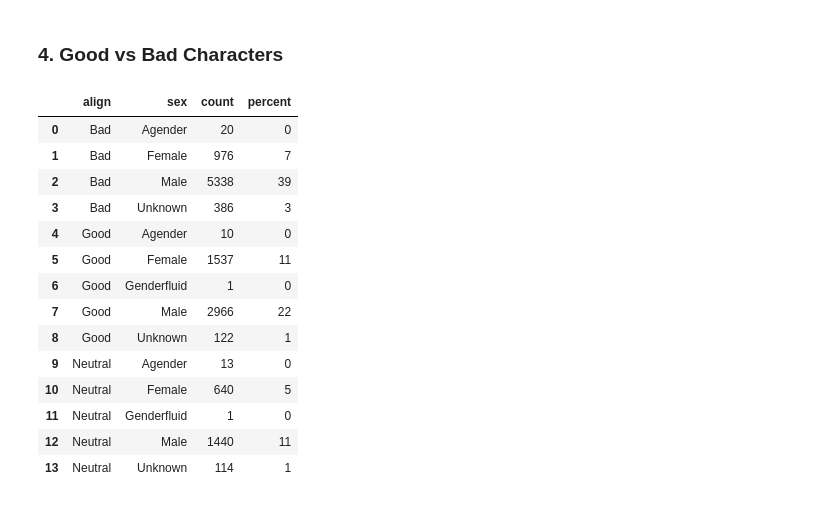
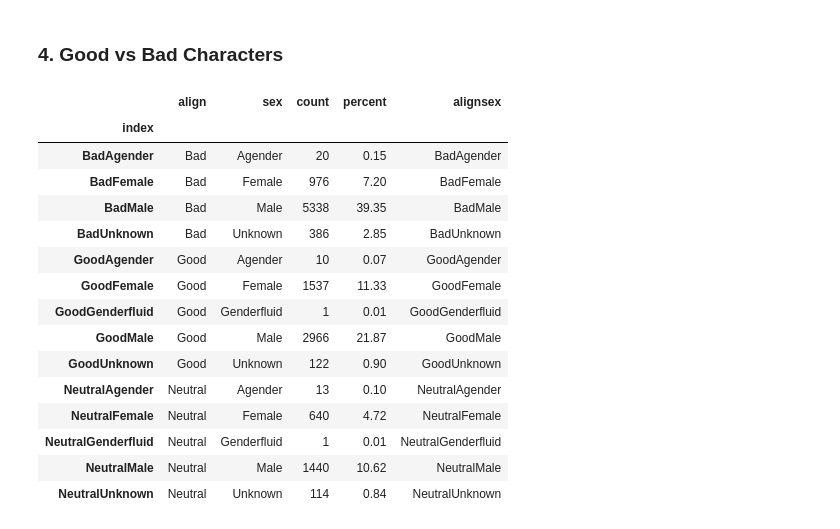
Before and after one commit to westen30/playground, a Jupyter notebook: work/Marvel Comics Data.ipynb, the cells around one changed output. Saved outputs shown, nothing was run; the diff lists cells and outputs as text; code cells hidden in the pictures.

```diff
--- a/work/Marvel Comics Data.ipynb
+++ b/work/Marvel Comics Data.ipynb
@@ -199,25 +197,31 @@ print('Percentage of female characters', percentagefemale, '%')
 Percentage of female characters 23.43 %
 # %% [markdown]
 ### 4. Good vs Bad Characters
-# %%
-goodvbad = df.groupby(by=['align', 'sex'])['name'].count().reset_index(name='count')
-#goodvbad = goodvbad.groupby(level=0).apply(lambda x: 100 * x /float(x['count'].sum()))
-goodvbad['percent'] = goodvbad['count'] / float(goodvbad['count'].sum()) * 100
-goodvbad['percent'] = goodvbad['percent'].round(2)
-goodvbad
-# %% [output]
-|  | align | sex | count | percent |
-| 0 | Bad | Agender | 20 | 0 |
-| 1 | Bad | Female | 976 | 7 |
-| 2 | Bad | Male | 5338 | 39 |
-| 3 | Bad | Unknown | 386 | 3 |
-| 4 | Good | Agender | 10 | 0 |
-| 5 | Good | Female | 1537 | 11 |
-| 6 | Good | Genderfluid | 1 | 0 |
-| 7 | Good | Male | 2966 | 22 |
-| 8 | Good | Unknown | 122 | 1 |
-| 9 | Neutral | Agender | 13 | 0 |
-| 10 | Neutral | Female | 640 | 5 |
-| 11 | Neutral | Genderfluid | 1 | 0 |
-| 12 | Neutral | Male | 1440 | 11 |
-| 13 | Neutral | Unknown | 114 | 1 |
+# %%
+#Group by alignment and sex and do a count for each group
+goodvbad = df.groupby(by=['align', 'sex'])['name'].count().reset_index(name='count')
+#Create a percentage column
+goodvbad['percent'] = goodvbad['count'] / goodvbad['count'].sum() * 100
+goodvbad['percent'] = goodvbad['percent'].round(2)
+#Add an index so that I can select rows for specific groupings
+goodvbad['index'] = goodvbad['align'].map(str) + goodvbad['sex']
+goodvbad = goodvbad.set_index('index')
+goodvbad['alignsex'] = goodvbad.index
+goodvbad
+# %% [output]
+|  | align | sex | count | percent | alignsex |
+| index |  |  |  |  |  |
+| BadAgender | Bad | Agender | 20 | 0.15 | BadAgender |
+| BadFemale | Bad | Female | 976 | 7.20 | BadFemale |
+| BadMale | Bad | Male | 5338 | 39.35 | BadMale |
+| BadUnknown | Bad | Unknown | 386 | 2.85 | BadUnknown |
+| GoodAgender | Good | Agender | 10 | 0.07 | GoodAgender |
+| GoodFemale | Good | Female | 1537 | 11.33 | GoodFemale |
+| GoodGenderfluid | Good | Genderfluid | 1 | 0.01 | GoodGenderfluid |
+| GoodMale | Good | Male | 2966 | 21.87 | GoodMale |
+| GoodUnknown | Good | Unknown | 122 | 0.90 | GoodUnknown |
+| NeutralAgender | Neutral | Agender | 13 | 0.10 | NeutralAgender |
+| NeutralFemale | Neutral | Female | 640 | 4.72 | NeutralFemale |
+| NeutralGenderfluid | Neutral | Genderfluid | 1 | 0.01 | NeutralGenderfluid |
+| NeutralMale | Neutral | Male | 1440 | 10.62 | NeutralMale |
+| NeutralUnknown | Neutral | Unknown | 114 | 0.84 | NeutralUnknown |
```
Also changed, not shown: parts of 10 cells of this notebook.
